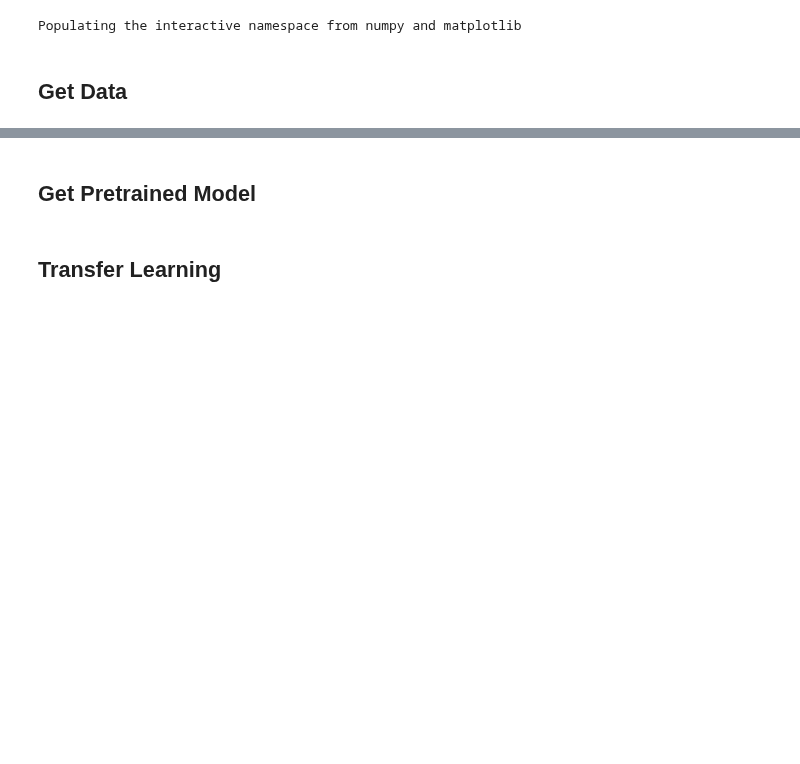
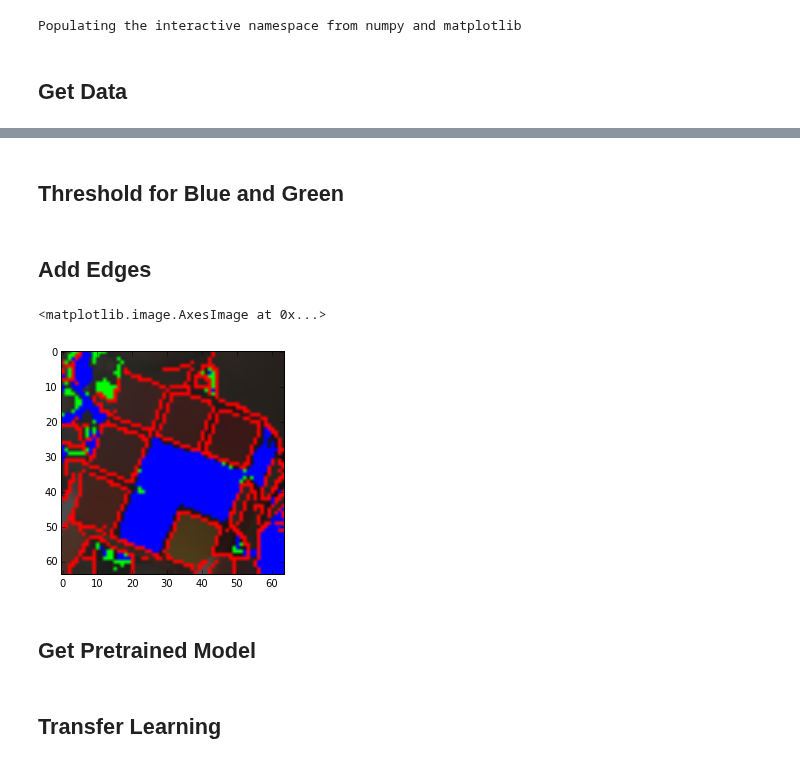
Before and after one commit to jayhack/ConvCube, a Jupyter notebook: PinPointing.ipynb, the cells around one changed output, grey strips where cells are left out. Drawn from its saved outputs; the diff is of its cells as text; code cells hidden in the pictures; blank space fills up the shorter version.

```diff
--- a/PinPointing.ipynb
+++ b/PinPointing.ipynb
@@ -45,0 +76,11 @@ Validation labels shape:  (140, 6)
+# %%
+def add_contrast(X, low=0.6, high=1):
+    """returns X with some darker versions"""
+    N = X.shape[0]
+    contrast = np.random.uniform(low, high, N)
+    X_contrast = np.zeros_like(X)
+    for i in range(N):
+        X_contrast[i, :, :, :] = X[i, :, :, :] * contrast[i]
+
+    X_contrast[X_contrast > 255] = 255
+    return X_contrast
@@ -45,0 +91,2 @@ Validation labels shape:  (140, 6)
+# %% [markdown]
+## Threshold for Blue and Green
@@ -45,0 +131,19 @@ Validation labels shape:  (140, 6)
+# %% [markdown]
+## Add Edges
+# %%
+def add_edges(X, X_bg):
+    """X -> X with edges"""
+    X_edges = np.zeros_like(X)
+    num_images = X.shape[0]
+    for i in range(num_images):
+        gray = X[i,:,:,:].transpose(1,2,0).copy()
+        gray = cv2.cvtColor(gray, cv2.COLOR_BGR2GRAY)
+        edges = cv2.Canny(gray,50,200,apertureSize = 3)
+#         kernel = np.ones((2,2),np.uint8)
+#         closing = cv2.morphologyEx(edges, cv2.MORPH_CLOSE, kernel)
+        on_ix = edges > 15
+        img = X_bg[i,:,:,:].transpose(1, 2, 0).copy()
+        img[on_ix] = (0, 0, 255)
+        img = img.transpose(2, 1, 0)
+        X_edges[i,:,:,:] = img
+    return X_edges
@@ -46,3 +152,8 @@ Validation labels shape:  (140, 6)
+# %%
+plt.imshow(X_train_edges[114,:,:,:].transpose(2, 1, 0)[:, :, ::-1])
+# %% [output]
+<matplotlib.image.AxesImage at 0x...>
+[figure, added]
 # %% [markdown]
 ## Get Pretrained Model
 # %%
```
Also changed, not shown: parts of 16 cells of this notebook, 15 other files.
